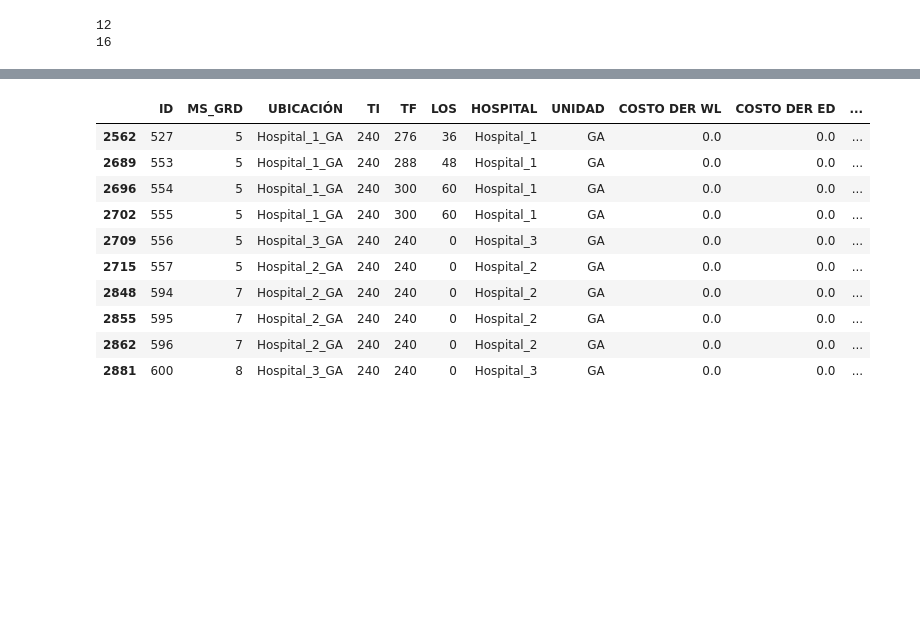
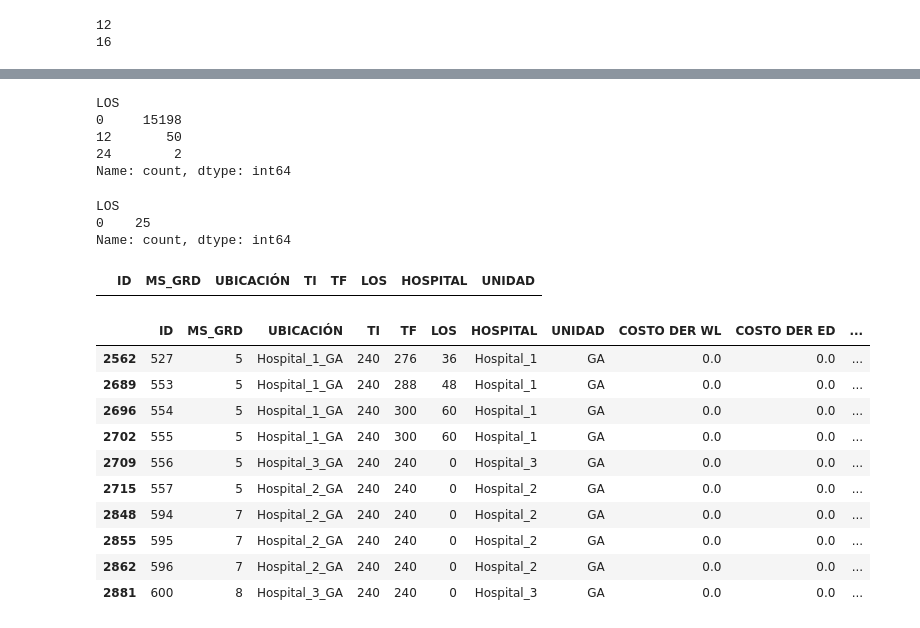
Before and after one commit to franfonte/Capstone, a Jupyter notebook: simulacion/1. codigo analisis/analisis_datos.ipynb, the cells around one changed output, grey strips where cells are left out. Saved outputs shown, nothing was run; the diff lists cells and outputs as text; code cells hidden in the pictures; blank space fills up the shorter version.

Commit message:
Modelo funcional, falta ajustar a caso base de mejor manera

```diff
--- a/simulacion/1. codigo analisis/analisis_datos.ipynb
+++ b/simulacion/1. codigo analisis/analisis_datos.ipynb
@@ -110,6 +121,61 @@ tl_1 = tl.reset_index(drop=True)
 # %%
 # Copio para no correr denuevo lo largo de atras
 tl = tl_1.copy()
+# %%
+# Usar tl sin filas entremedio (la copia de df)
+# Se puede ver que de de los traslados (solo cuando ocurre 1 traslado para ese paciente)
+# 15198 casos se van directo a internar, solo 50 se mueven y esperan 1 ciclo y solo 2 se mueven y esperan 2 ciclos
+ids_with_two_ed_rows = (
+    tl[tl["UBICACIÓN"].str.contains("ED")]
+    .groupby("ID")
+    .filter(lambda x: len(x) == 2)["ID"]
+    .unique()
+)
+
+ser = (
+    tl[(tl["ID"].isin(ids_with_two_ed_rows)) & (tl["UBICACIÓN"].str.contains("ED"))]
+    .groupby("ID")
+    .nth(1)  # get second row (0-based index)
+    .reset_index(drop=True)
+)
+
+ser["LOS"].value_counts()
+# %% [output]
+LOS
+0     15198
+12       50
+24        2
+Name: count, dtype: int64
+# %%
+# Usar tl sin filas entremedio (la copia de df)
+# De los que fueron trasladados 2 veces, que es casi despreciable, ninguno espero nada en la tercera ED
+# Estos 25 mas los 15250 de arriba suman 15275 igual que los vistos en Disco, por lo tanto puedo
+# Evitar desvios para reducir costos de espera
+ids_with_two_ed_rows = (
+    tl[tl["UBICACIÓN"].str.contains("ED")]
+    .groupby("ID")
+    .filter(lambda x: len(x) == 3)["ID"]
+    .unique()
+)
+
+ser = (
+    tl[(tl["ID"].isin(ids_with_two_ed_rows)) & (tl["UBICACIÓN"].str.contains("ED"))]
+    .groupby("ID")
+    .nth(2)  # get second row (0-based index)
+    .reset_index(drop=True)
+)
+
+ser["LOS"].value_counts()
+# %% [output]
+LOS
+0    25
+Name: count, dtype: int64
+# %%
+ids_trasladados = tl[(tl["UNIDAD"] == "En movimiento") & (tl["UBICACIÓN"].str.contains("ED")) & ~tl["UBICACIÓN"].str.contains("PS")]["ID"]
+# %%
+tl[(tl["ID"].isin(ids_trasladados)) & (tl["UBICACIÓN"].str.contains("ED"))].head(20)
+# %% [output]
+|  | ID | MS_GRD | UBICACIÓN | TI | TF | LOS | HOSPITAL | UNIDAD |
 # %%
 tl[(tl["TI"] == 240) & (tl["UNIDAD"] == "WL")] # llegan 14 a WL
 
```
Also changed, not shown: parts of 10 cells of this notebook, 10 other files.
